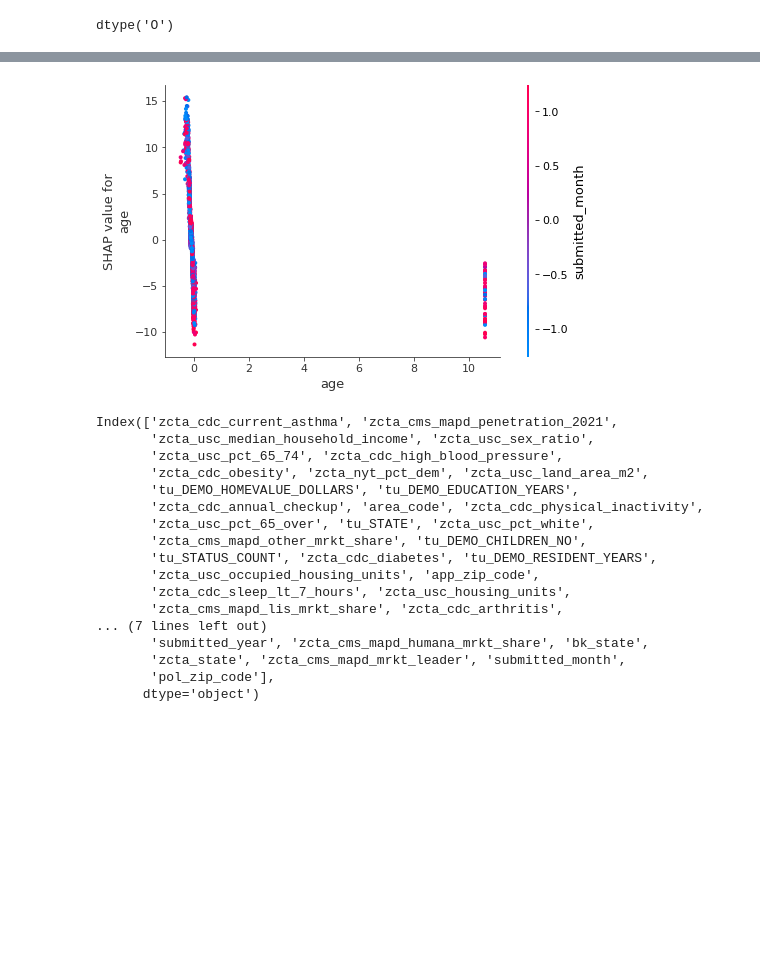
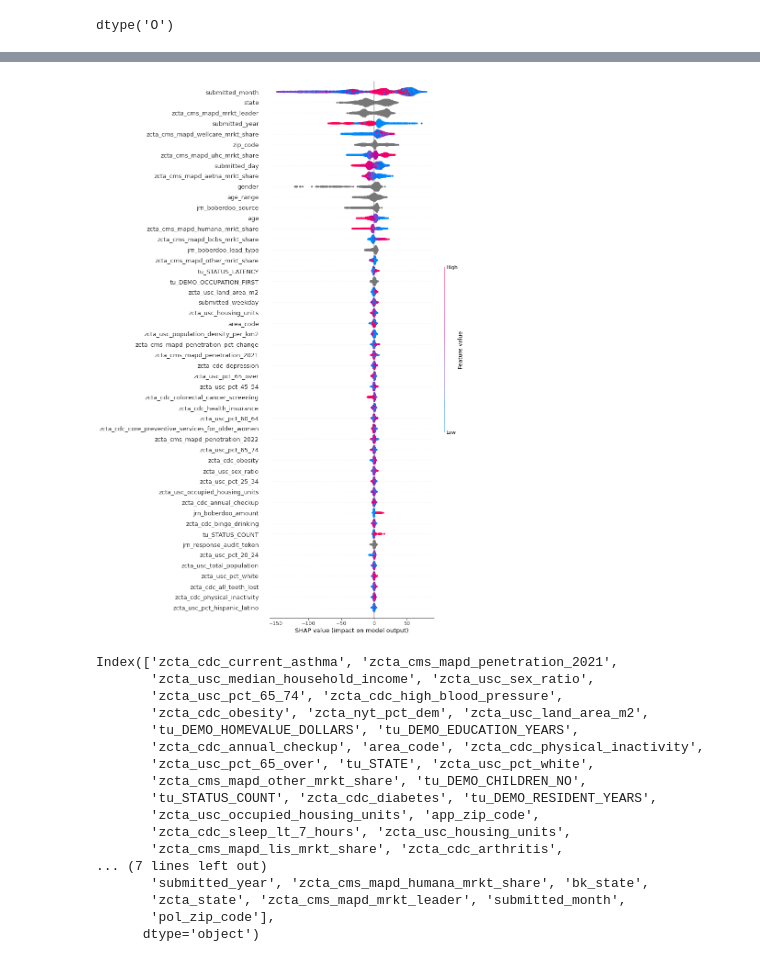
Before and after one commit to jawhar-healthcare/MedicareAdvantage_Pre_Conversion_LTV, a Jupyter notebook: model_dev.ipynb, the cells around one changed output, grey strips where cells are left out. Saved outputs shown, nothing was run; the diff lists cells and outputs as text; code cells hidden in the pictures; blank space fills up the shorter version.

```diff
--- a/model_dev.ipynb
+++ b/model_dev.ipynb
@@ -242,8 +196,18 @@ shap.summary_plot(
+# %%
+shap.summary_plot(
+    shap_values,
+    features=ts,
+    feature_names=ts.columns,
+    max_display=50,
+    plot_type="dot",
+    # matplotlib=True,
+    show=False,
+)
+# %% [output]
+[figure, added]
 # %%
-shap.dependence_plot('age', shap_values, ts)
-# shap_values.shape
+# shap.dependence_plot('age', shap_values, ts)
+# # shap_values.shape
-# %% [output]
-[figure, removed]
 # %%
 select_feats = X_train.columns[np.argsort(np.abs(shap_values).mean(0))][-50:]
 select_feats
```
Also changed, not shown: parts of 16 cells of this notebook.
